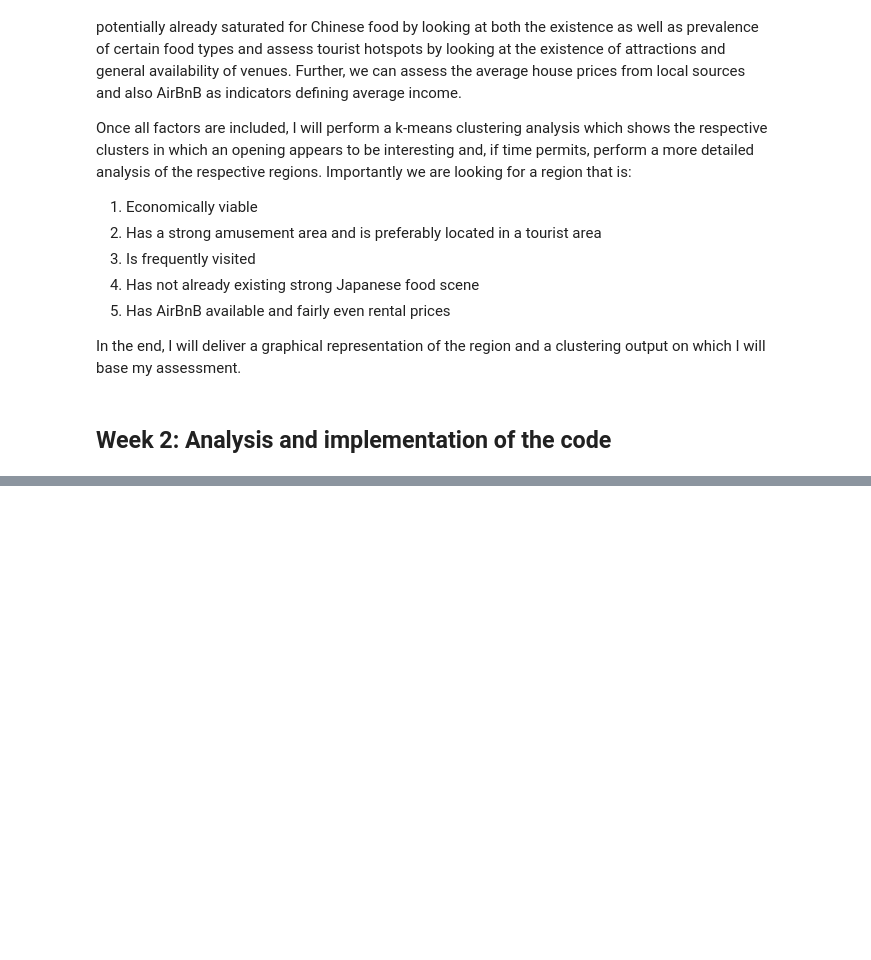
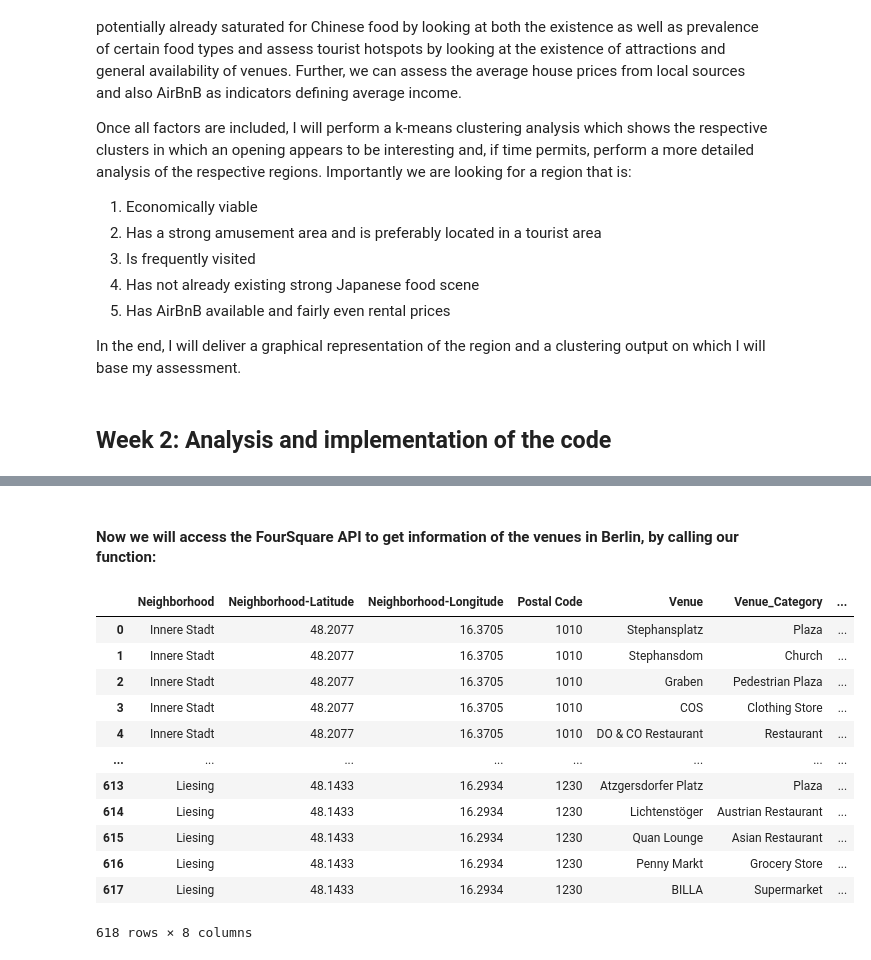
Before and after one commit to NikolasAnic/Coursera-Capstone, a Jupyter notebook: Capstone-Project-Battle-of-neighborhoods.ipynb, the cells around one changed output, grey strips where cells are left out. Drawn from its saved outputs; the diff is of its cells as text; code cells hidden in the pictures; blank space fills up the shorter version.

```diff
--- a/Capstone-Project-Battle-of-neighborhoods.ipynb
+++ b/Capstone-Project-Battle-of-neighborhoods.ipynb
@@ -34,0 +74,2 @@ In the end, I will deliver a graphical representation of the region and a cluste
+# %% [markdown]
+#### Now we will access the FourSquare API to get information of the venues in Berlin, by calling our function:
@@ -34,0 +120,21 @@ In the end, I will deliver a graphical representation of the region and a cluste
+# %%
+Vienna = Vienna_venues(Postal_Code = vienna["Postal Code"],
+Borough = vienna["Borough"],
+Latitude = vienna["Latitude"],
+Longitude = vienna["Longitude"])
+# %%
+Vienna
+# %% [output]
+|  | Neighborhood | Neighborhood-Latitude | Neighborhood-Longitude | Postal Code | Venue | Venue_Category | ... |
+| 0 | Innere Stadt | 48.2077 | 16.3705 | 1010 | Stephansplatz | Plaza | ... |
+| 1 | Innere Stadt | 48.2077 | 16.3705 | 1010 | Stephansdom | Church | ... |
+| 2 | Innere Stadt | 48.2077 | 16.3705 | 1010 | Graben | Pedestrian Plaza | ... |
+| 3 | Innere Stadt | 48.2077 | 16.3705 | 1010 | COS | Clothing Store | ... |
+| 4 | Innere Stadt | 48.2077 | 16.3705 | 1010 | DO & CO Restaurant | Restaurant | ... |
+| ... | ... | ... | ... | ... | ... | ... | ... |
+| 613 | Liesing | 48.1433 | 16.2934 | 1230 | Atzgersdorfer Platz | Plaza | ... |
+| 614 | Liesing | 48.1433 | 16.2934 | 1230 | Lichtenstöger | Austrian Restaurant | ... |
+| 615 | Liesing | 48.1433 | 16.2934 | 1230 | Quan Lounge | Asian Restaurant | ... |
+| 616 | Liesing | 48.1433 | 16.2934 | 1230 | Penny Markt | Grocery Store | ... |
+| 617 | Liesing | 48.1433 | 16.2934 | 1230 | BILLA | Supermarket | ... |
+618 rows × 8 columns
```
Also changed, not shown: parts of 25 cells of this notebook, 1 other file.
